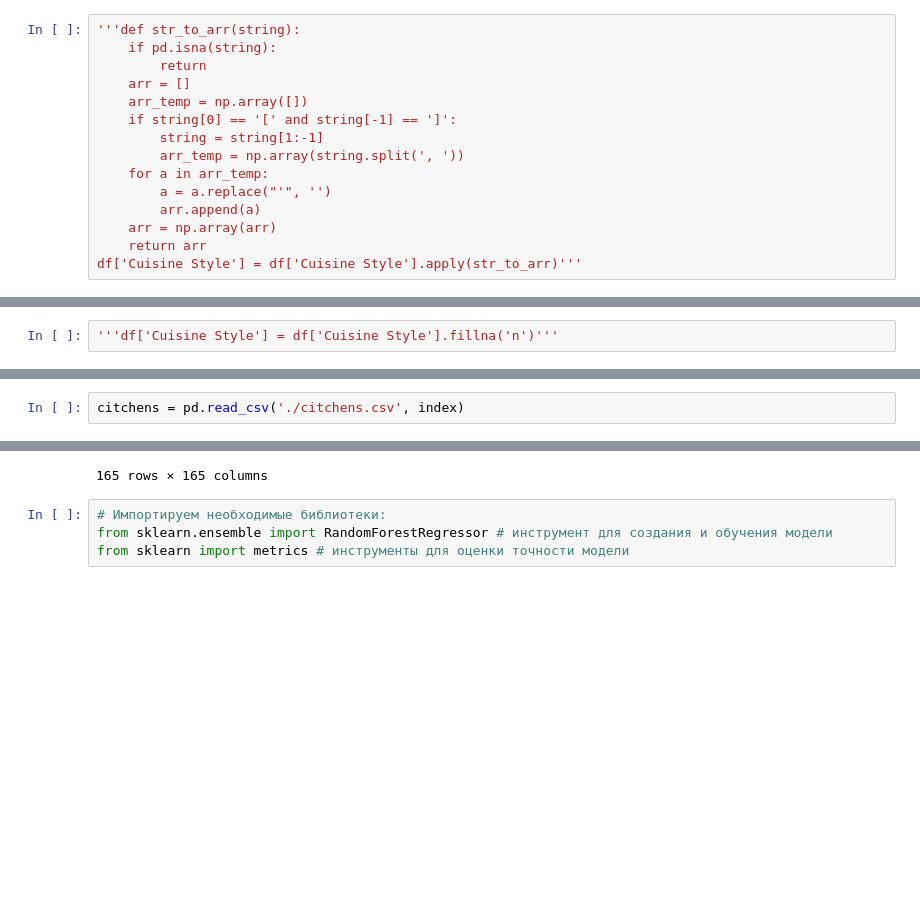
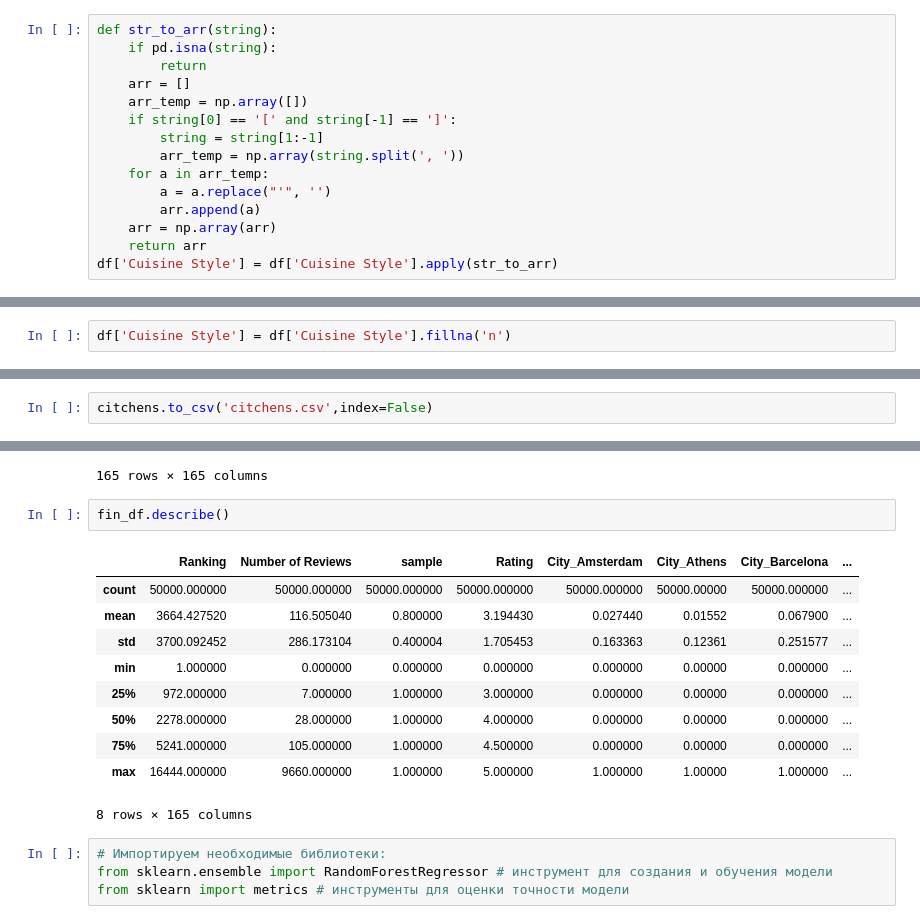
Before and after one commit to AnorVen/skillfactory_rds, a Jupyter notebook: module3/module3.ipynb, the cells around one changed output, grey strips where cells are left out. Saved outputs shown, nothing was run; the diff lists cells and outputs as text; blank space fills up the shorter version.

```diff
--- a/module3/module3.ipynb
+++ b/module3/module3.ipynb
@@ -81,7 +81,7 @@ memory usage: 4.2+ MB
 
 все что ниже в кавычках - в citchens.ipynb и таблице citchens.csv
 # %%
-'''def str_to_arr(string):
+def str_to_arr(string):
     if pd.isna(string):
         return
     arr = []
@@ -94,4 +94,4 @@ memory usage: 4.2+ MB
         arr.append(a)
     arr = np.array(arr)
     return arr
-df['Cuisine Style'] = df['Cuisine Style'].apply(str_to_arr)'''
+df['Cuisine Style'] = df['Cuisine Style'].apply(str_to_arr)
@@ -100,2 +98,2 @@ df['Cuisine Style'] = df['Cuisine Style'].apply(str_to_arr)'''
 # %%
-'''df['Cuisine Style'] = df['Cuisine Style'].fillna('n')'''
+df['Cuisine Style'] = df['Cuisine Style'].fillna('n')
@@ -293,7 +286,7 @@ df['Reviews'][:10]
 9    [['Good food', 'Good pizza'], ['12/02/2017', '...
 Name: Reviews, dtype: object
 # %%
-citchens = pd.read_csv('./citchens.csv', index)
+citchens.to_csv('citchens.csv',index=False)
 # %%
 citchens['Unnamed: 0']
 # %% [output]
@@ -340,6 +333,19 @@ fin_df.corr()
 | citchen_Yunnan | -0.004805 | 0.001127 | -4.743511e-03 | -0.004430 | -0.001062 | -0.000794 | 0.010863 | ... |
 | citchen_n | 0.150058 | -0.201584 | 1.303373e-03 | -0.010781 | -0.033663 | -0.011839 | 0.000007 | ... |
 165 rows × 165 columns
+# %%
+fin_df.describe()
+# %% [output]
+|  | Ranking | Number of Reviews | sample | Rating | City_Amsterdam | City_Athens | City_Barcelona | ... |
+| count | 50000.000000 | 50000.000000 | 50000.000000 | 50000.000000 | 50000.000000 | 50000.00000 | 50000.000000 | ... |
+| mean | 3664.427520 | 116.505040 | 0.800000 | 3.194430 | 0.027440 | 0.01552 | 0.067900 | ... |
+| std | 3700.092452 | 286.173104 | 0.400004 | 1.705453 | 0.163363 | 0.12361 | 0.251577 | ... |
+| min | 1.000000 | 0.000000 | 0.000000 | 0.000000 | 0.000000 | 0.00000 | 0.000000 | ... |
+| 25% | 972.000000 | 7.000000 | 1.000000 | 3.000000 | 0.000000 | 0.00000 | 0.000000 | ... |
+| 50% | 2278.000000 | 28.000000 | 1.000000 | 4.000000 | 0.000000 | 0.00000 | 0.000000 | ... |
+| 75% | 5241.000000 | 105.000000 | 1.000000 | 4.500000 | 0.000000 | 0.00000 | 0.000000 | ... |
+| max | 16444.000000 | 9660.000000 | 1.000000 | 5.000000 | 1.000000 | 1.00000 | 1.000000 | ... |
+8 rows × 165 columns
 # %%
 # Импортируем необходимые библиотеки:
 from sklearn.ensemble import RandomForestRegressor # инструмент для создания и обучения модели
```
Also changed, not shown: parts of 12 cells of this notebook, 1 other file.
